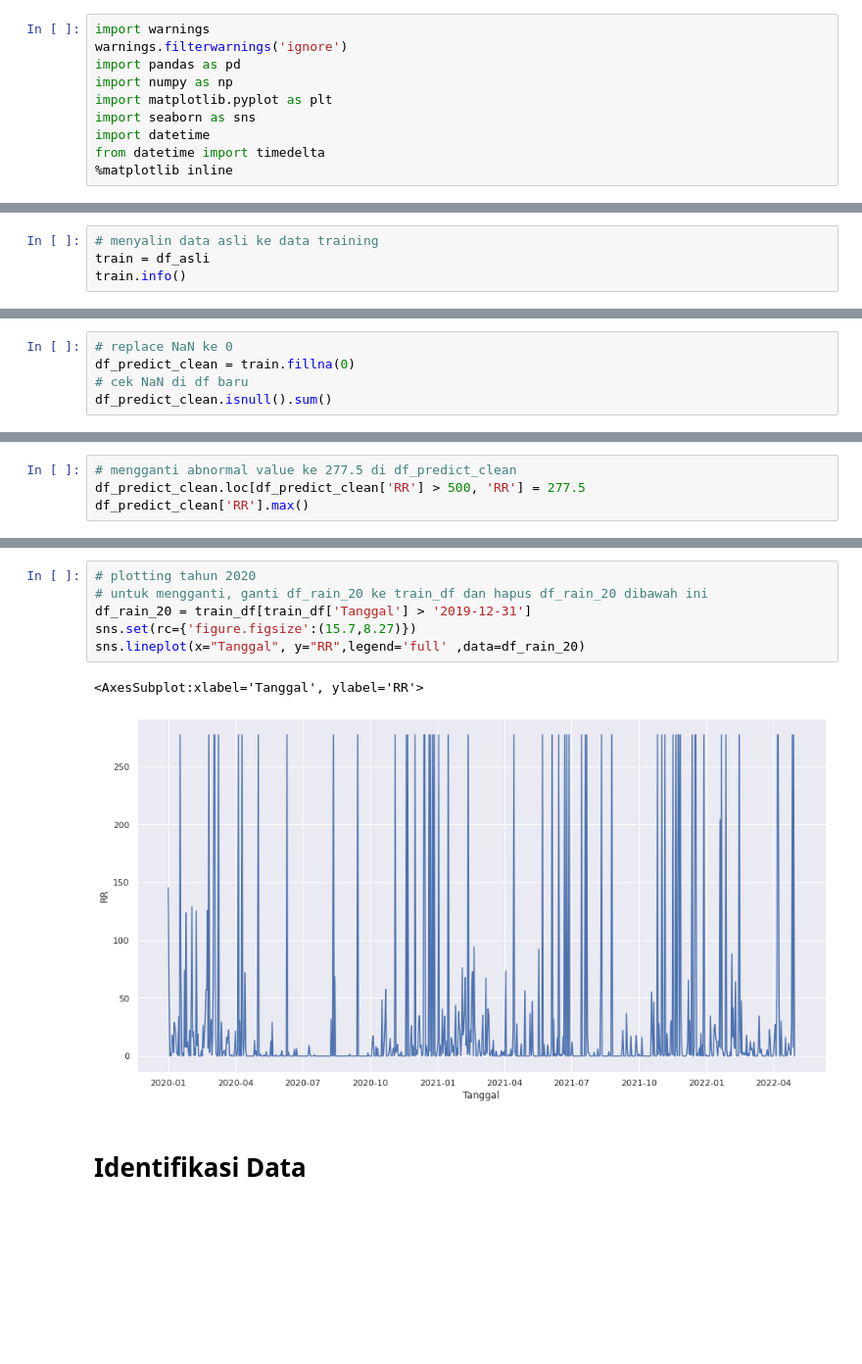
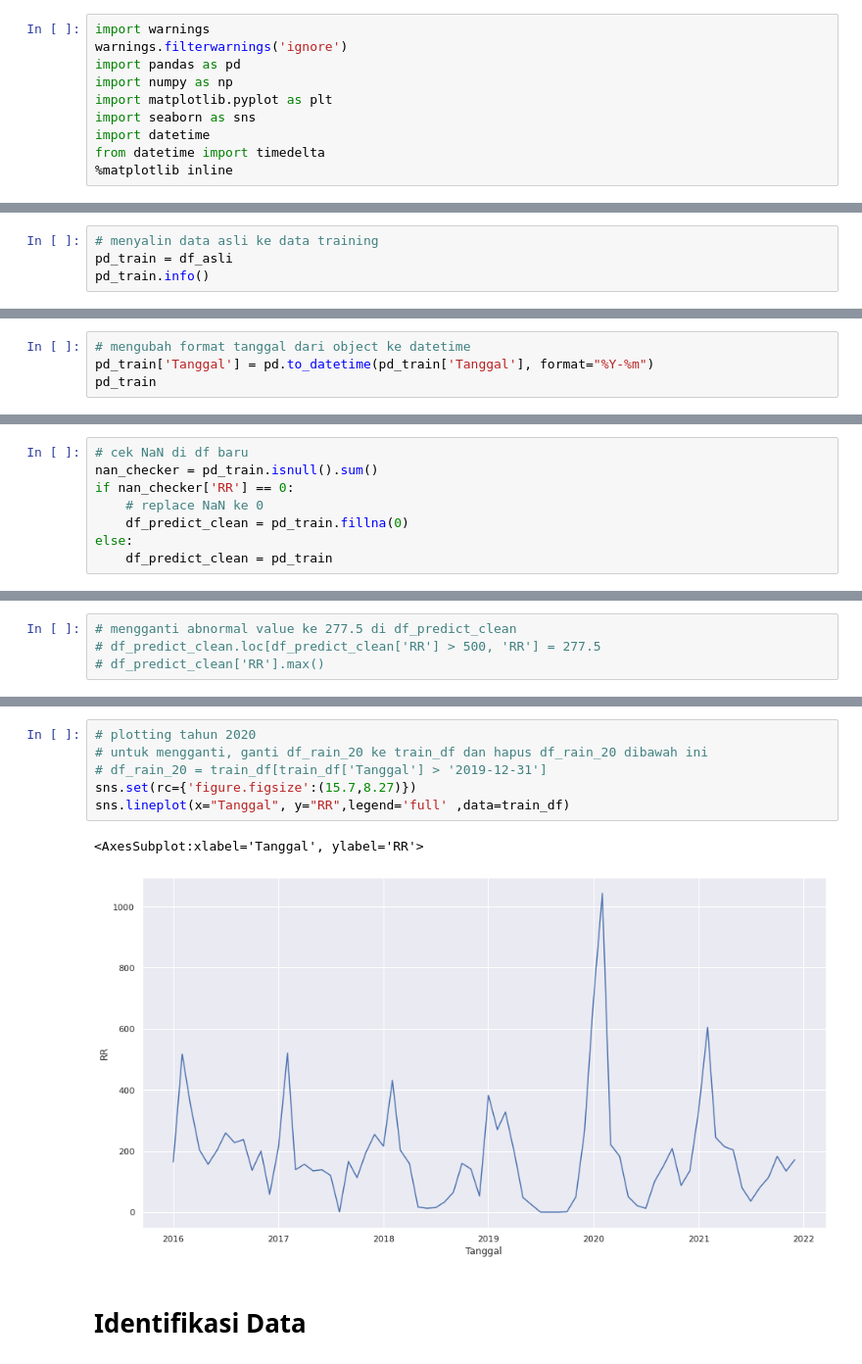
Before and after one commit to RyanB1303/curah_hujan, a Jupyter notebook: curah_hujan_predict_v1.ipynb, the cells around one changed output, grey strips where cells are left out. Shown at 98% size. Cells and saved outputs as stored; diff of their text form; blank space fills up the shorter version.

```diff
--- a/curah_hujan_predict_v1.ipynb
+++ b/curah_hujan_predict_v1.ipynb
@@ -38,6 +40,6 @@ max_value.max()
 # %%
 # menyalin data asli ke data training
-train = df_asli
-train.info()
+pd_train = df_asli
+pd_train.info()
 # %% [output]
 <class 'pandas.core.frame.DataFrame'>
@@ -70,0 +78,4 @@ dtype: int64
+# %%
+# mengubah format tanggal dari object ke datetime
+pd_train['Tanggal'] = pd.to_datetime(pd_train['Tanggal'], format="%Y-%m")
+pd_train
@@ -71,5 +96,8 @@ dtype: int64
 # %%
-# replace NaN ke 0
-df_predict_clean = train.fillna(0)
 # cek NaN di df baru
-df_predict_clean.isnull().sum()
+nan_checker = pd_train.isnull().sum()
+if nan_checker['RR'] == 0:
+    # replace NaN ke 0
+    df_predict_clean = pd_train.fillna(0)
+else:
+    df_predict_clean = pd_train
@@ -87,4 +118,4 @@ cond_1.loc[cond_1 < 500].max()
 # %%
 # mengganti abnormal value ke 277.5 di df_predict_clean
-df_predict_clean.loc[df_predict_clean['RR'] > 500, 'RR'] = 277.5
-df_predict_clean['RR'].max()
+# df_predict_clean.loc[df_predict_clean['RR'] > 500, 'RR'] = 277.5
+# df_predict_clean['RR'].max()
@@ -119,12 +148,12 @@ Name: Tanggal, Length: 8156, dtype: datetime64[ns]
 # %%
 # plotting tahun 2020
 # untuk mengganti, ganti df_rain_20 ke train_df dan hapus df_rain_20 dibawah ini
-df_rain_20 = train_df[train_df['Tanggal'] > '2019-12-31']
+# df_rain_20 = train_df[train_df['Tanggal'] > '2019-12-31']
 sns.set(rc={'figure.figsize':(15.7,8.27)})
-sns.lineplot(x="Tanggal", y="RR",legend='full' ,data=df_rain_20)
+sns.lineplot(x="Tanggal", y="RR",legend='full' ,data=train_df)
 # %% [output]
 <AxesSubplot:xlabel='Tanggal', ylabel='RR'>
-[figure, old version]
+[figure, new version]
 # %% [markdown]
 # Identifikasi Data
 # %%
```
Also changed, not shown: parts of 41 cells of this notebook, 2 other files.
